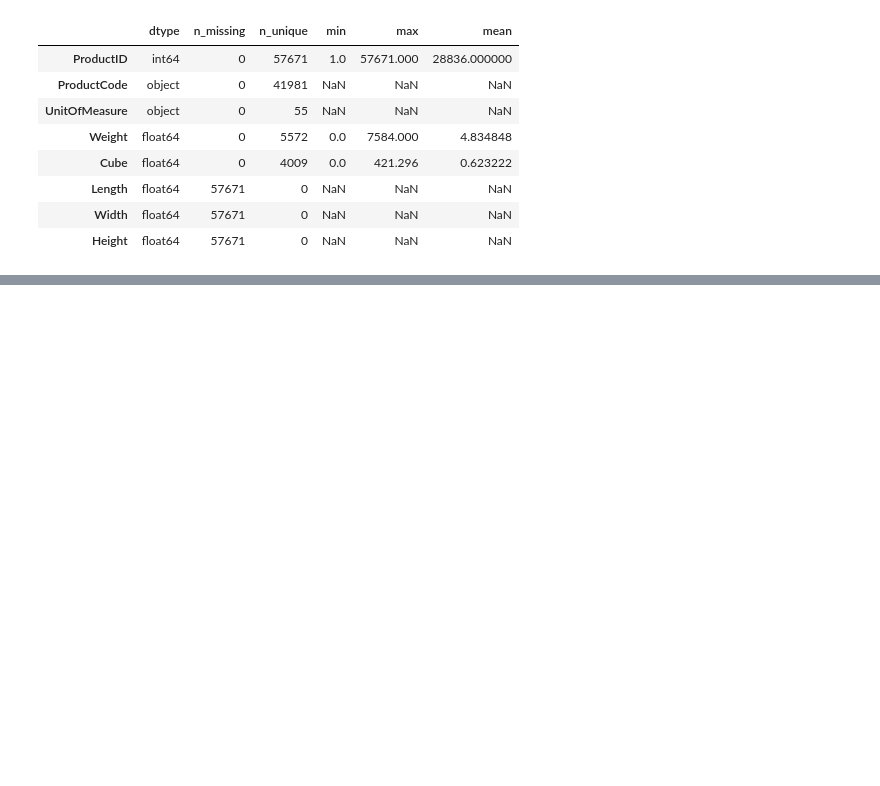
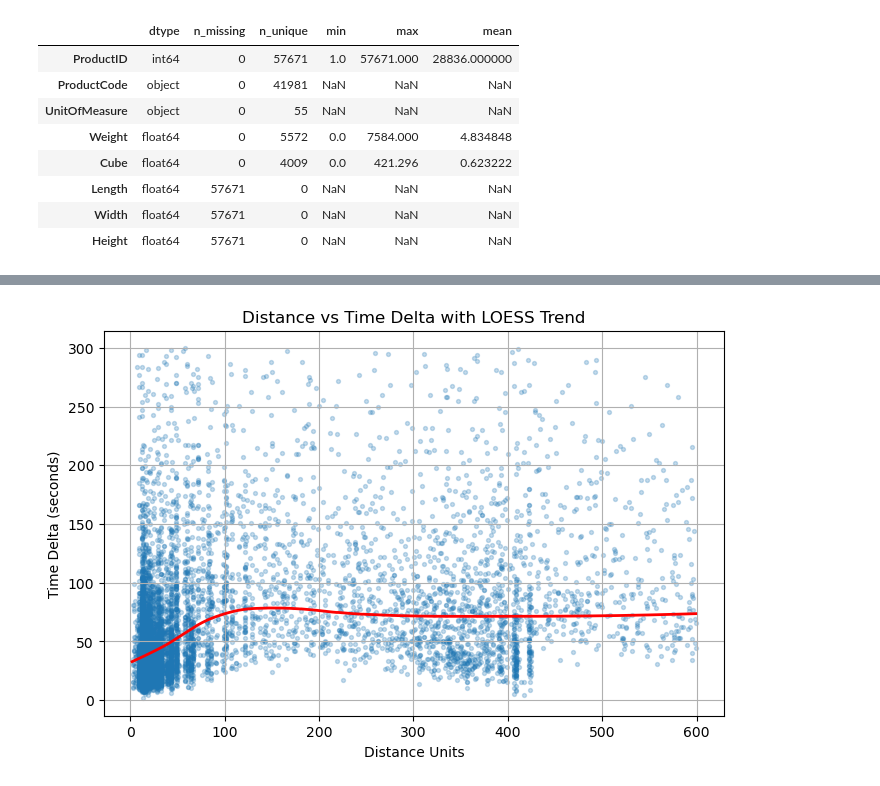
Before and after one commit to JiashenWangg/Lucas_Systems_Capstone_Project, a Jupyter notebook: EDA_Jiashen/eda_OE.ipynb, the cells around one changed output, grey strips where cells are left out. Cells and saved outputs as stored; diff of their text form; code cells hidden in the pictures; blank space fills up the shorter version.

```diff
--- a/EDA_Jiashen/eda_OE.ipynb
+++ b/EDA_Jiashen/eda_OE.ipynb
@@ -326,0 +322,33 @@ plt.show()
+# %%
+mask = (oe_detailed["Dist_prev_to_curr"] > 0) & \
+        (oe_detailed["Dist_prev_to_curr"] < 600)    & \
+       (oe_detailed["Time_Delta_sec"] > 0) & \
+       (oe_detailed["Time_Delta_sec"] < 300)
+
+plot_df = oe_detailed.loc[mask]
+
+plt.figure(figsize=(8, 5))
+
+# Light subsampled scatter for context
+sample = plot_df.sample(n=8000, random_state=42)
+plt.scatter(sample["Dist_prev_to_curr"],
+            sample["Time_Delta_sec"],
+            alpha=0.25, s=8)
+
+# Non-linear smooth trendline (LOESS)
+sns.regplot(
+    data=plot_df,
+    x="Dist_prev_to_curr",
+    y="Time_Delta_sec",
+    scatter=False,
+    lowess=True,                # <-- non-linear smoother
+    line_kws={"color": "red", "linewidth": 2}
+)
+
+plt.title("Distance vs Time Delta with LOESS Trend")
+plt.xlabel("Distance Units")
+plt.ylabel("Time Delta (seconds)")
+plt.grid(True)
+plt.show()
+# %% [output]
+[figure, added]
```
Also changed, not shown: parts of 28 cells of this notebook, 1 other file.
